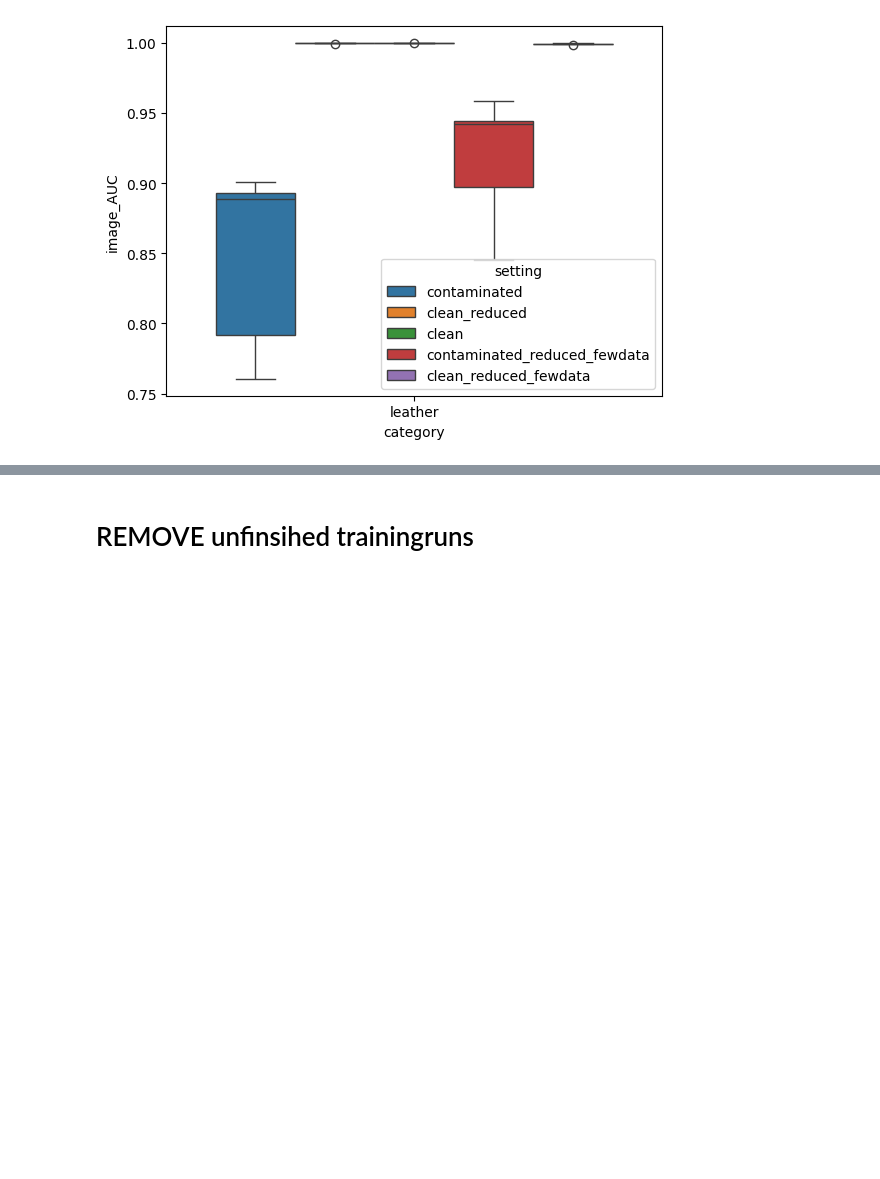
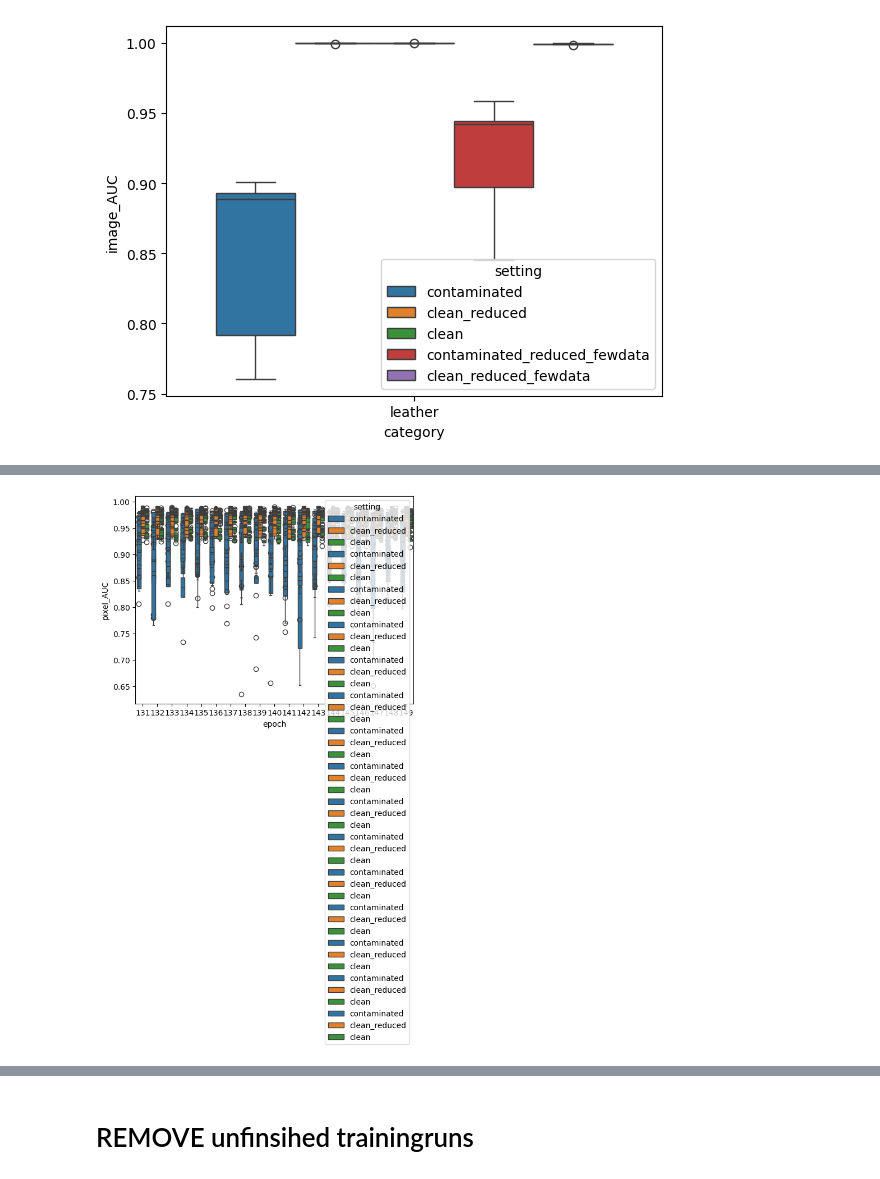
Before and after one commit to buehlpa/UTRAD, a Jupyter notebook: inspect_training_val_mvtec.ipynb, the cells around one changed output, grey strips where cells are left out. Drawn from its saved outputs; the diff is of its cells as text; code cells hidden in the pictures; blank space fills up the shorter version.

```diff
--- a/inspect_training_val_mvtec.ipynb
+++ b/inspect_training_val_mvtec.ipynb
@@ -1079,0 +1134,10 @@ result_df
+# %%
+
+for category in allres['category'].unique():
+
+    allres_epochs=allres[allres['epoch']>130]
+    allres_cat=allres_epochs[allres_epochs['category']==category]
+
+    sns.boxplot(x="epoch", y="pixel_AUC",hue="setting",data=allres_cat)
+# %% [output]
+[figure, added]
```
Also changed, not shown: parts of 7 cells of this notebook, 5 other files.
